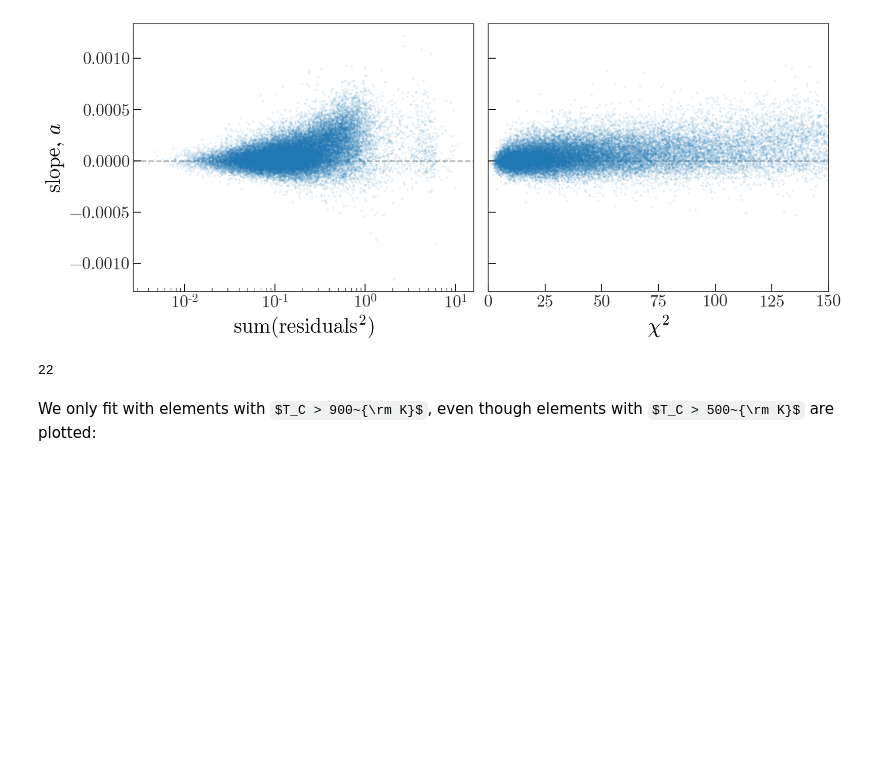
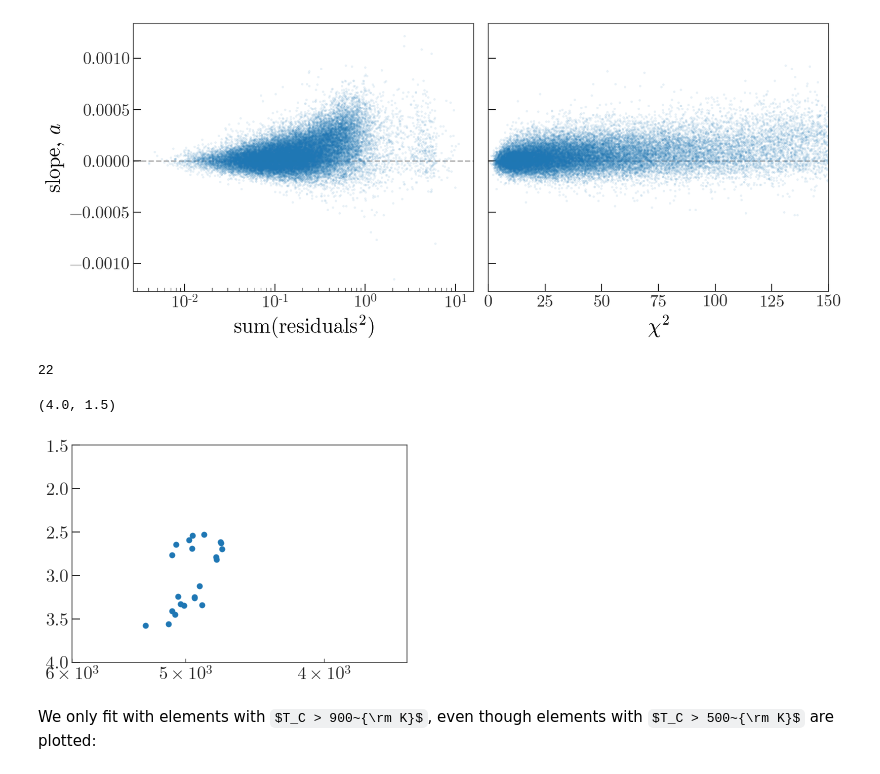
Before and after one commit to adrn/TrendyAPOGEE, a Jupyter notebook: notebooks/APOGEE T_C trends.ipynb, the cells around one changed output. Drawn from its saved outputs; the diff is of its cells as text; code cells hidden in the pictures; some formulas as TeX source; blank space fills up the shorter version.

```diff
--- a/notebooks/APOGEE T_C trends.ipynb
+++ b/notebooks/APOGEE T_C trends.ipynb
@@ -129,6 +129,14 @@ ab_mask = (all_chi2 < 10) & (all_ab[:, 0] > 2E-4)
 ab_mask.sum()
 # %% [output]
 22
+# %%
+plt.scatter(stars['TEFF'][ab_mask], stars['LOGG'][ab_mask])
+plt.xscale('log')
+plt.xlim(6000, 3500)
+plt.ylim(4., 1.5)
+# %% [output]
+(4.0, 1.5)
+[figure, added]
 # %% [markdown]
 We only fit with elements with $T_C > 900~{\rm K}$, even though elements with $T_C > 500~{\rm K}$ are plotted:
 # %%
```
Also changed, not shown: parts of 1 cell of this notebook.
